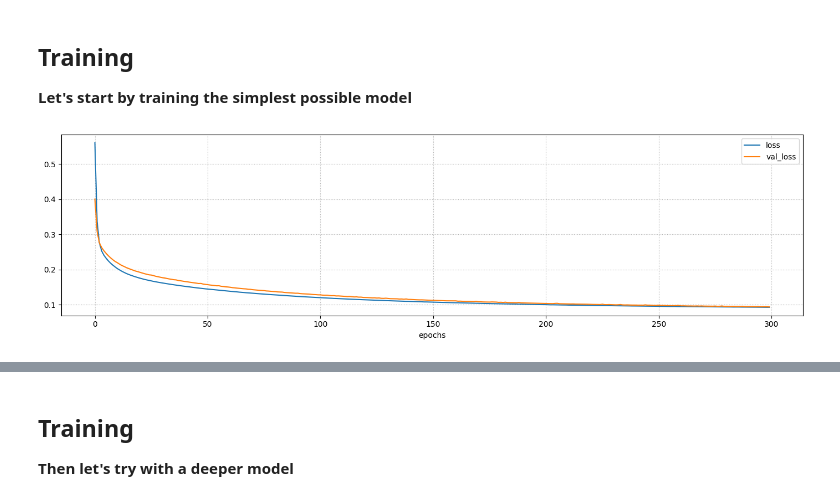
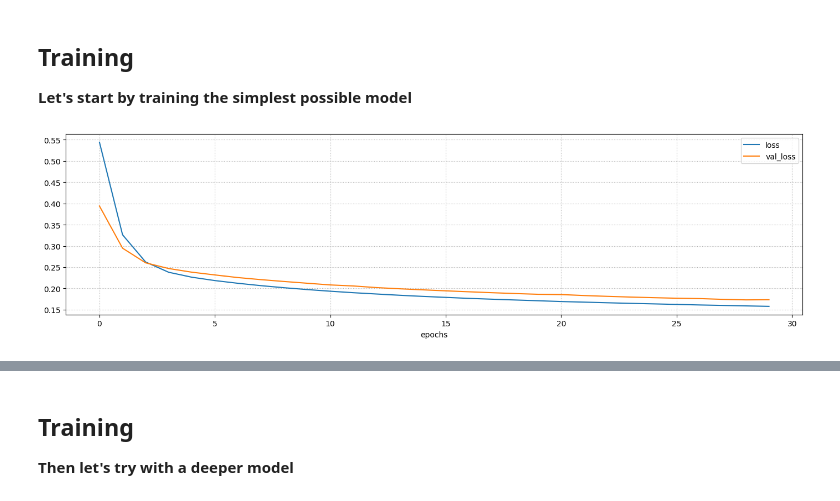
Before and after one commit to a3i-2024-2025/04-rul, a Jupyter notebook: notebooks/3. RUL Prediction as Classification.ipynb, the cells around one changed output, grey strips where cells are left out. Saved outputs shown, nothing was run; the diff lists cells and outputs as text; code cells hidden in the pictures.

```diff
--- a/notebooks/3. RUL Prediction as Classification.ipynb
+++ b/notebooks/3. RUL Prediction as Classification.ipynb
@@ -108,7 +105,7 @@ util.plot_nn_model(nn1)
 
 In turn, this requires to define the detection horizon $\varepsilon$:
 # %%
-class_thr = 20
+class_thr = 19
 tr_lbl = (tr['rul'] >= class_thr)
 ts_lbl = (ts['rul'] >= class_thr)
 # %% [markdown]
@@ -125,8 +122,8 @@ ts_lbl = (ts['rul'] >= class_thr)
 **Let's start by training the simplest possible model**
 # %%
 nn1 = util.build_nn_model(input_shape=(len(dt_in), ), output_shape=1, hidden=[], output_activation='sigmoid')
-history = util.train_nn_model(nn1, tr_s[dt_in], tr_lbl, loss='binary_crossentropy', epochs=300,
+history = util.train_nn_model(nn1, tr_s[dt_in], tr_lbl, loss='binary_crossentropy', epochs=30,
         verbose=0, patience=10, batch_size=32, validation_split=0.2)
 util.plot_training_history(history, figsize=figsize)
 # %% [output]
-[figure, old version]
+[figure, new version]
```
Also changed, not shown: parts of 7 cells of this notebook, 5 other files.
